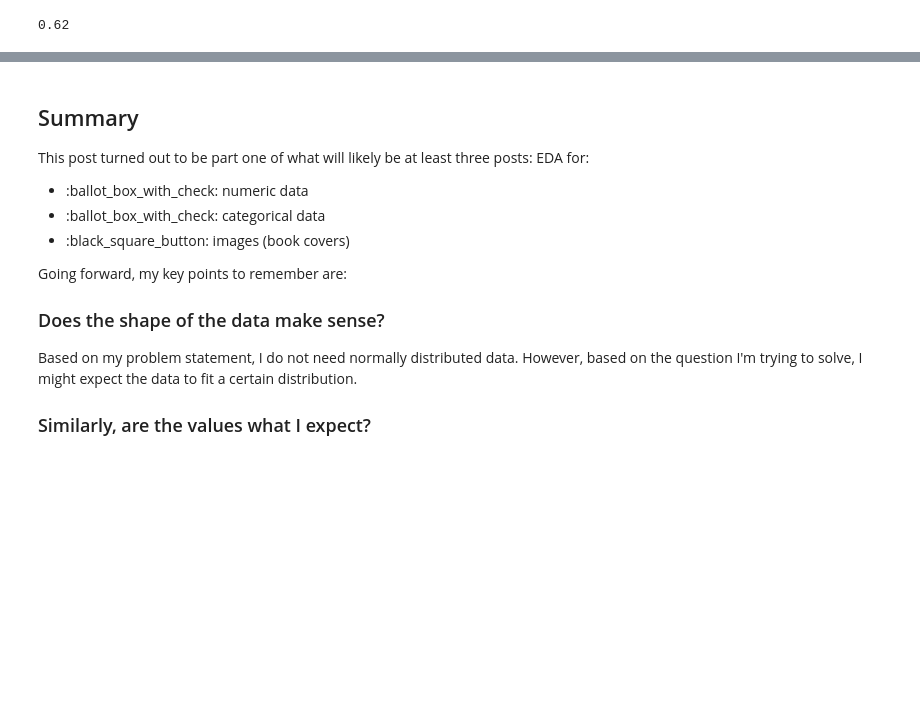
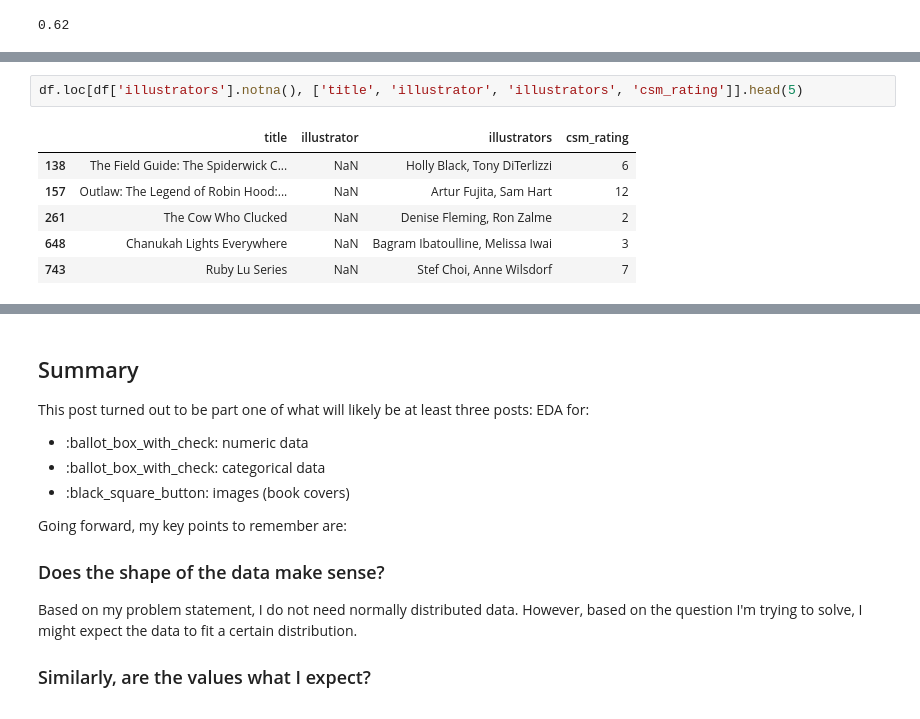
Before and after one commit to educatorsRlearners/an-a-z-of-machine-learning, a Jupyter notebook: _notebooks/2020-06-22-e-is-for-eda.ipynb, the cells around one changed output, grey strips where cells are left out. Drawn from its saved outputs; the diff is of its cells as text; blank space fills up the shorter version.

```diff
--- a/_notebooks/2020-06-22-e-is-for-eda.ipynb
+++ b/_notebooks/2020-06-22-e-is-for-eda.ipynb
@@ -360,0 +366,9 @@ Therefore, if a book's entries for both `illustrator` and `illustrators` is blan
+# %%
+df.loc[df['illustrators'].notna(), ['title', 'illustrator', 'illustrators', 'csm_rating']].head(5)
+# %% [output]
+|  | title | illustrator | illustrators | csm_rating |
+| 138 | The Field Guide: The Spiderwick C... | NaN | Holly Black, Tony DiTerlizzi | 6 |
+| 157 | Outlaw: The Legend of Robin Hood:... | NaN | Artur Fujita, Sam Hart | 12 |
+| 261 | The Cow Who Clucked | NaN | Denise Fleming, Ron Zalme | 2 |
+| 648 | Chanukah Lights Everywhere | NaN | Bagram Ibatoulline, Melissa Iwai | 3 |
+| 743 | Ruby Lu Series | NaN | Stef Choi, Anne Wilsdorf | 7 |
```
Also changed, not shown: parts of 6 cells of this notebook.
